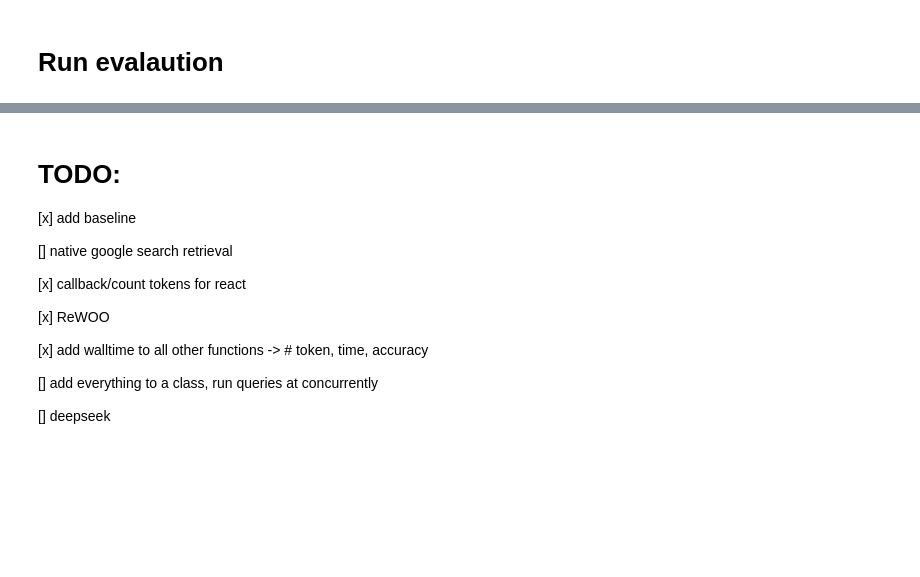
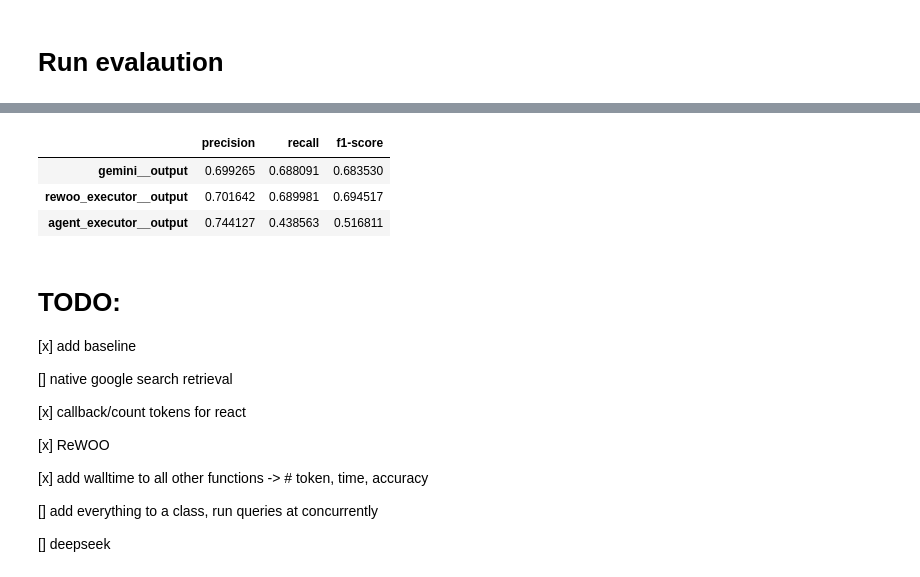
Before and after one commit to Amirosimani/ReWOO-Gemini, a Jupyter notebook: ReWOO_gemini.ipynb, the cells around one changed output, grey strips where cells are left out. Saved outputs shown, nothing was run; the diff lists cells and outputs as text; code cells hidden in the pictures; blank space fills up the shorter version.

```diff
--- a/ReWOO_gemini.ipynb
+++ b/ReWOO_gemini.ipynb
@@ -625,3 +637,26 @@ Warning: No relevant information found in result: {'Result': 'No good Google Sea
+# %%
+def generate_report(executor, data):
+  y_pred = [p if p in ["True", "False"] else "Wrong" for p in data[executor]]
+  y_true = [t if t in ["True", "False"] else "Wrong" for t in data['gt']]
+
+  return classification_report(y_true, y_pred, labels=["True", "False", "Wrong"],
+                               output_dict=True)
+# %%
+reports = {}
+for col in output_cols:
+
+  reports[col] = generate_report(col, df)
+  # print(f"result for {col} is {r}")
+# %%
+df_reports = pd.DataFrame({model: {metric: report["weighted avg"][metric] for metric in ["precision", "recall", "f1-score"]}
+                           for model, report in reports.items()}).T
+
+df_reports
+# %% [output]
+|  | precision | recall | f1-score |
+| gemini__output | 0.699265 | 0.688091 | 0.683530 |
+| rewoo_executor__output | 0.701642 | 0.689981 | 0.694517 |
+| agent_executor__output | 0.744127 | 0.438563 | 0.516811 |
 # %% [markdown]
 # TODO:
 
```
Also changed, not shown: parts of 20 cells of this notebook.
